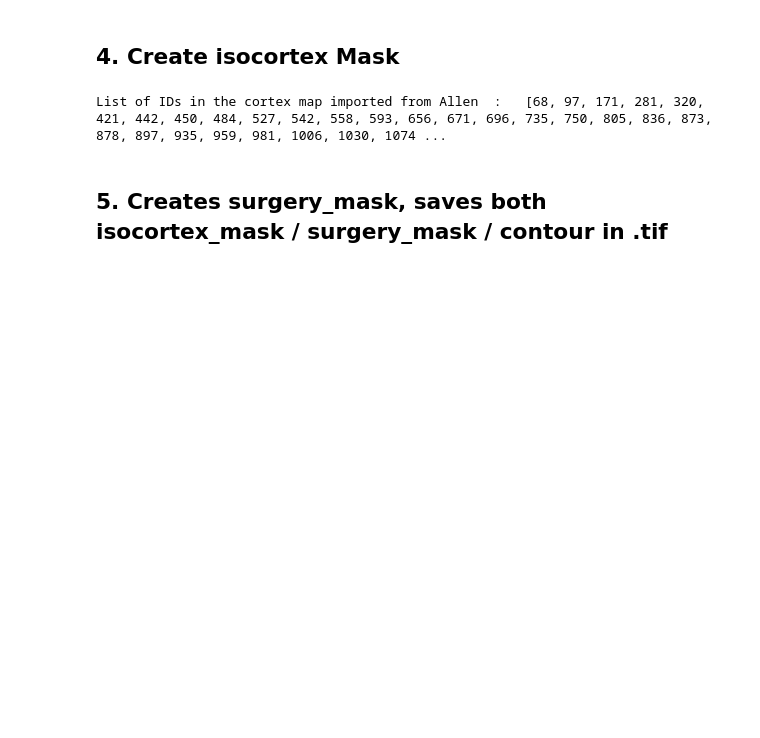
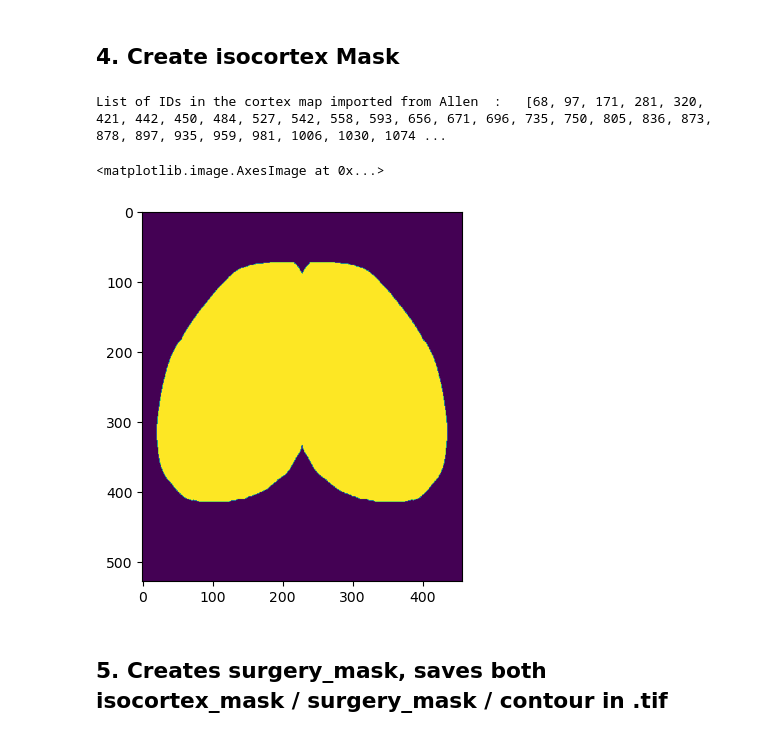
Before and after one commit to vincentpiano123/WideField, a Jupyter notebook: Registration.ipynb, the cells around one changed output. Drawn from its saved outputs; the diff is of its cells as text; code cells hidden in the pictures; blank space fills up the shorter version.

```diff
--- a/Registration.ipynb
+++ b/Registration.ipynb
@@ -68,15 +465,17 @@ os.chdir(newfolderpath)
 # %% [markdown]
 ## 4. Create isocortex Mask
 # %%
-isocortex_mask = np.zeros(isocortex_map.shape)
-mask_list = []
-for i in id_name_dict:
-    mask_list.append(i)
+mask_list = list(id_name_dict.keys())
 isocortex_mask = create_mask(isocortex_map, mask_list)
 
 print('List of IDs in the cortex map imported from Allen  :  ', mask_list)
 # %% [output]
 List of IDs in the cortex map imported from Allen  :   [68, 97, 171, 281, 320, 421, 442, 450, 484, 527, 542, 558, 593, 656, 671, 696, 735, 750, 805, 836, 873, 878, 897, 935, 959, 981, 1006, 1030, 1074 ...
+# %%
+plt.imshow(isocortex_mask)
+# %% [output]
+<matplotlib.image.AxesImage at 0x...>
+[figure, added]
 # %% [markdown]
 ## 5. Creates surgery_mask, saves both isocortex_mask / surgery_mask / contour in .tif
 # %%
```
Also changed, not shown: parts of 59 cells of this notebook, 6 other files.
